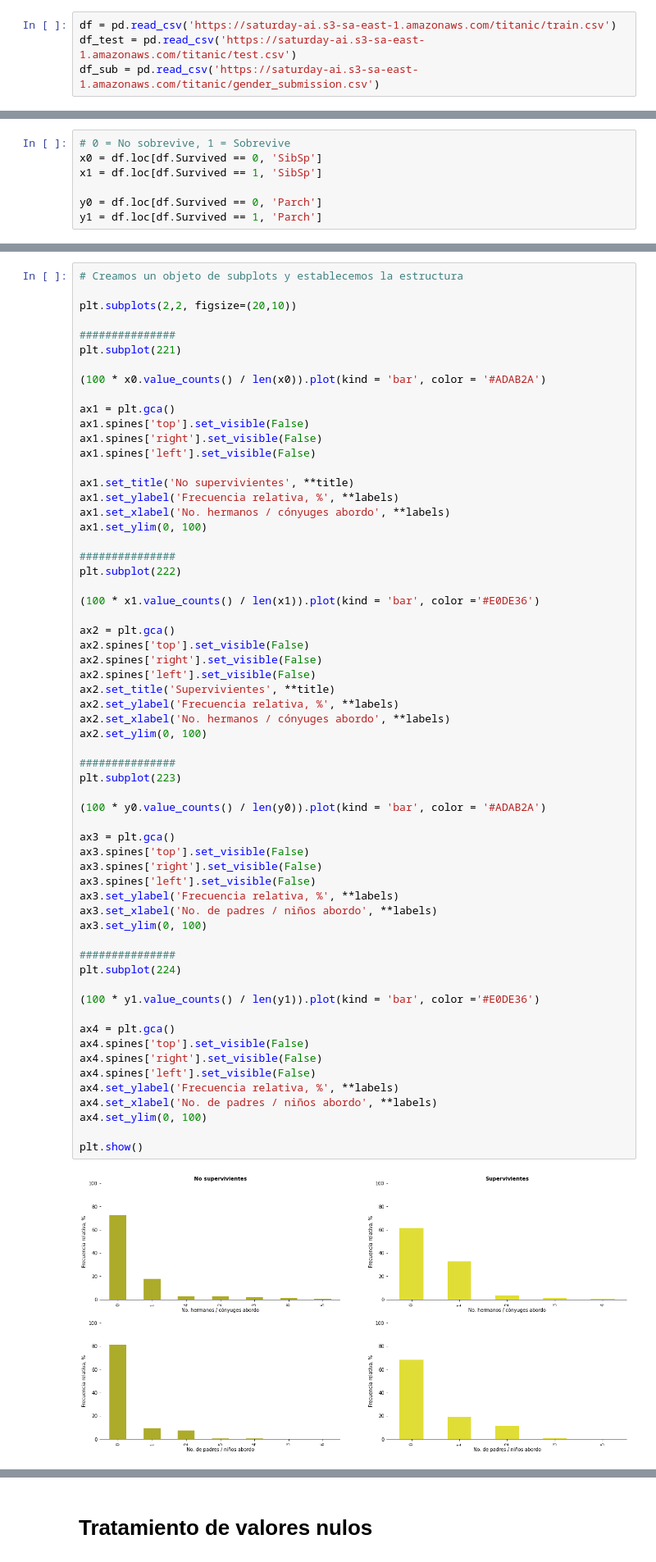
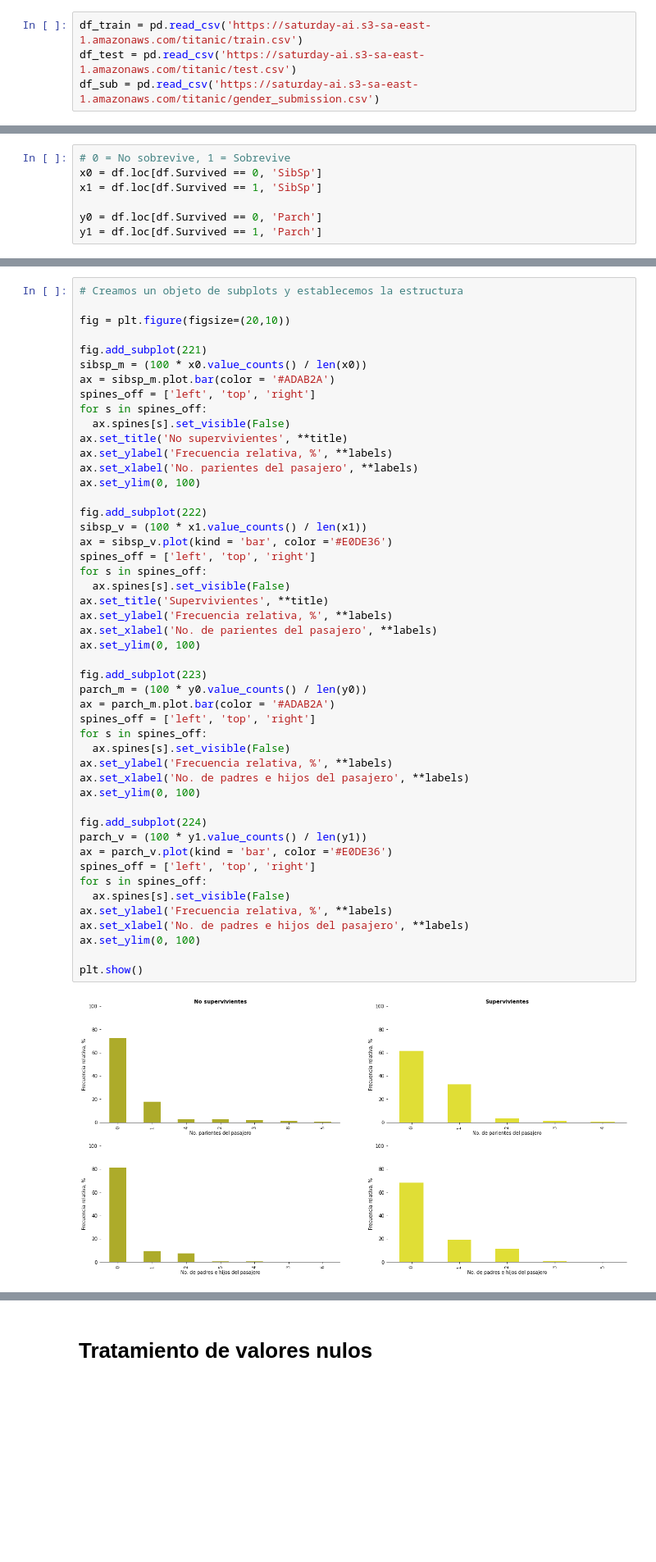
Before and after one commit to juancn95/saturdaysAI_titanic_challenge, a Jupyter notebook: SaturdaysAI_titanic_challenge.ipynb, the cells around one changed output, grey strips where cells are left out. Shown at 82% size. Saved outputs shown, nothing was run; the diff lists cells and outputs as text; blank space fills up the shorter version.

```diff
--- a/SaturdaysAI_titanic_challenge.ipynb
+++ b/SaturdaysAI_titanic_challenge.ipynb
@@ -71,7 +77,7 @@ from math import sqrt
 # %% [markdown]
 ## **Carga de datos desde AWS**
 # %%
-df = pd.read_csv('https://saturday-ai.s3-sa-east-1.amazonaws.com/titanic/train.csv')
+df_train = pd.read_csv('https://saturday-ai.s3-sa-east-1.amazonaws.com/titanic/train.csv')
 df_test = pd.read_csv('https://saturday-ai.s3-sa-east-1.amazonaws.com/titanic/test.csv')
 df_sub = pd.read_csv('https://saturday-ai.s3-sa-east-1.amazonaws.com/titanic/gender_submission.csv')
 # %%
@@ -136,63 +255,50 @@ Hay 0 valores nulos para 342 observaciones del subconjunto
 # %%
 # Creamos un objeto de subplots y establecemos la estructura
 
-plt.subplots(2,2, figsize=(20,10))
+fig = plt.figure(figsize=(20,10))
 
-###############
-plt.subplot(221)
+fig.add_subplot(221)
+sibsp_m = (100 * x0.value_counts() / len(x0))
+ax = sibsp_m.plot.bar(color = '#ADAB2A')
+spines_off = ['left', 'top', 'right']
+for s in spines_off:
+  ax.spines[s].set_visible(False)
+ax.set_title('No supervivientes', **title)
+ax.set_ylabel('Frecuencia relativa, %', **labels)
+ax.set_xlabel('No. parientes del pasajero', **labels)
+ax.set_ylim(0, 100)
 
-(100 * x0.value_counts() / len(x0)).plot(kind = 'bar', color = '#ADAB2A')
+fig.add_subplot(222)
+sibsp_v = (100 * x1.value_counts() / len(x1))
+ax = sibsp_v.plot(kind = 'bar', color ='#E0DE36')
+spines_off = ['left', 'top', 'right']
+for s in spines_off:
+  ax.spines[s].set_visible(False)
+ax.set_title('Supervivientes', **title)
+ax.set_ylabel('Frecuencia relativa, %', **labels)
+ax.set_xlabel('No. de parientes del pasajero', **labels)
+ax.set_ylim(0, 100)
 
-ax1 = plt.gca()
-ax1.spines['top'].set_visible(False)
-ax1.spines['right'].set_visible(False)
-ax1.spines['left'].set_visible(False)
+fig.add_subplot(223)
+parch_m = (100 * y0.value_counts() / len(y0))
+ax = parch_m.plot.bar(color = '#ADAB2A')
+spines_off = ['left', 'top', 'right']
+for s in spines_off:
+  ax.spines[s].set_visible(False)
+ax.set_ylabel('Frecuencia relativa, %', **labels)
+ax.set_xlabel('No. de padres e hijos del pasajero', **labels)
+ax.set_ylim(0, 100)
 
-ax1.set_title('No supervivientes', **title)
-ax1.set_ylabel('Frecuencia relativa, %', **labels)
-ax1.set_xlabel('No. hermanos / cónyuges abordo', **labels)
-ax1.set_ylim(0, 100)
-
-###############
-plt.subplot(222)
-
-(100 * x1.value_counts() / len(x1)).plot(kind = 'bar', color ='#E0DE36')
-
-ax2 = plt.gca()
-ax2.spines['top'].set_visible(False)
-ax2.spines['right'].set_visible(False)
-ax2.spines['left'].set_visible(False)
-ax2.set_title('Supervivientes', **title)
-ax2.set_ylabel('Frecuencia relativa, %', **labels)
-ax2.set_xlabel('No. hermanos / cónyuges abordo', **labels)
-ax2.set_ylim(0, 100)
-
-###############
-plt.subplot(223)
-
-(100 * y0.value_counts() / len(y0)).plot(kind = 'bar', color = '#ADAB2A')
-
-ax3 = plt.gca()
-ax3.spines['top'].set_visible(False)
-ax3.spines['right'].set_visible(False)
-ax3.spines['left'].set_visible(False)
-ax3.set_ylabel('Frecuencia relativa, %', **labels)
-ax3.set_xlabel('No. de padres / niños abordo', **labels)
-ax3.set_ylim(0, 100)
-
-###############
-plt.subplot(224)
-
-(100 * y1.value_counts() / len(y1)).plot(kind = 'bar', color ='#E0DE36')
-
-ax4 = plt.gca()
-ax4.spines['top'].set_visible(False)
-ax4.spines['right'].set_visible(False)
-ax4.spines['left'].set_visible(False)
-ax4.set_ylabel('Frecuencia relativa, %', **labels)
-ax4.set_xlabel('No. de padres / niños abordo', **labels)
-ax4.set_ylim(0, 100)
+fig.add_subplot(224)
+parch_v = (100 * y1.value_counts() / len(y1))
+ax = parch_v.plot(kind = 'bar', color ='#E0DE36')
+spines_off = ['left', 'top', 'right']
+for s in spines_off:
+  ax.spines[s].set_visible(False)
+ax.set_ylabel('Frecuencia relativa, %', **labels)
+ax.set_xlabel('No. de padres e hijos del pasajero', **labels)
+ax.set_ylim(0, 100)
 
 plt.show()
 # %% [output]
-[figure, old version]
+[figure, new version]
```
Also changed, not shown: parts of 88 cells of this notebook.
